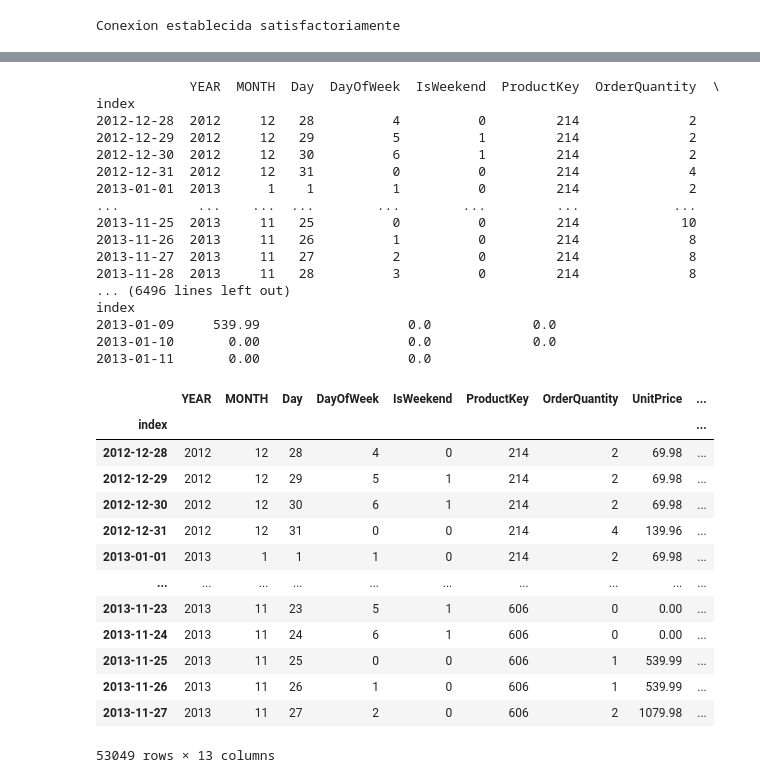
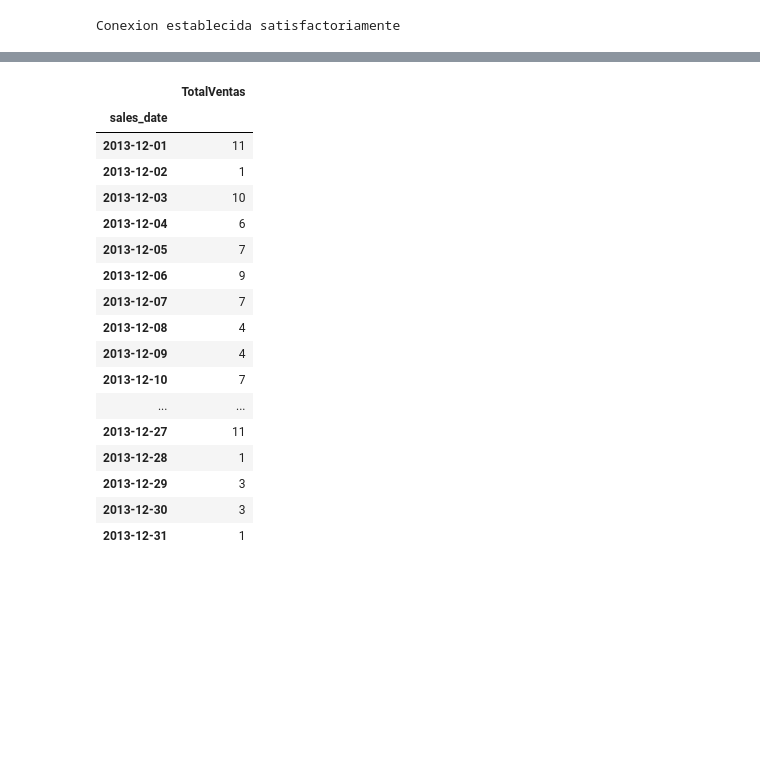
Before and after one commit to JorgC-dev/pronostivo-v2, a Jupyter notebook: experimentals/labs/LSTM_V1_1_ren.ipynb, the cells around one changed output, grey strips where cells are left out. Drawn from its saved outputs; the diff is of its cells as text; code cells hidden in the pictures; blank space fills up the shorter version.

```diff
--- a/experimentals/labs/LSTM_V1_1_ren.ipynb
+++ b/experimentals/labs/LSTM_V1_1_ren.ipynb
@@ -127,7 +110,10 @@ NEURONS = 50 #Mismo que el de pasos
 #ya que, las predicciones pudieran ser de 61 días y el No. de pasos siempre serán 31, ya que bajo
 #ese proceso se hizo el entrenamiento
 # %%
-def get_sqlconnection(config_sqlServer):
+def get_sqlconnection():
+    """
+    Método para realizar conexión hacia el servidor de la base de datos de donde extraer la data
+    """
     status = "inicializando...."
     try:
         connection = pyodbc.connect(sql_server)
@@ -651,6 +584,6 @@ def addNewValue(x_test, nuevoValor):
 # %%
 #core
-with get_sqlconnection(sql_server) as cursor:
+with get_sqlconnection() as cursor:
     prepData = pd.read_sql_query(query,cursor)
     historyData = pd.read_sql_query(query2, cursor)
 # %% [output]
@@ -828,38 +743,24 @@ Conexion establecida satisfactoriamente
 # %%
     #Haremos tratamiento de datos
-    data_trat = tratamiento_datos(dfg, all_columns,features,target_col,isSelledCol,productKeyIds,dataProduct)
+    data_trat = tratamiento_datos(df, all_columns,features,target_col,isSelledCol,productKeyIds,dataProduct,'ProductKey_encoded')
-# %% [output]
-            YEAR  MONTH  Day  DayOfWeek  IsWeekend  ProductKey  OrderQuantity  \
-index
-2012-12-28  2012     12   28          4          0         214              2
-2012-12-29  2012     12   29          5          1         214              2
-2012-12-30  2012     12   30          6          1         214              2
-2012-12-31  2012     12   31          0          0         214              4
-2013-01-01  2013      1    1          1          0         214              2
-...          ...    ...  ...        ...        ...         ...            ...
-2013-11-25  2013     11   25          0          0         214             10
-2013-11-26  2013     11   26          1          0         214              8
-2013-11-27  2013     11   27          2          0         214              8
-2013-11-28  2013     11   28          3          0         214              8
-... (6496 lines left out)
-index
-2013-01-09     539.99                   0.0             0.0
-2013-01-10       0.00                   0.0             0.0
-2013-01-11       0.00                   0.0
-# %%
-    data_trat
-# %% [output]
-|  | YEAR | MONTH | Day | DayOfWeek | IsWeekend | ProductKey | OrderQuantity | UnitPrice | ... |
-| index |  |  |  |  |  |  |  |  | ... |
-| 2012-12-28 | 2012 | 12 | 28 | 4 | 0 | 214 | 2 | 69.98 | ... |
-| 2012-12-29 | 2012 | 12 | 29 | 5 | 1 | 214 | 2 | 69.98 | ... |
-| 2012-12-30 | 2012 | 12 | 30 | 6 | 1 | 214 | 2 | 69.98 | ... |
-| 2012-12-31 | 2012 | 12 | 31 | 0 | 0 | 214 | 4 | 139.96 | ... |
-| 2013-01-01 | 2013 | 1 | 1 | 1 | 0 | 214 | 2 | 69.98 | ... |
-| ... | ... | ... | ... | ... | ... | ... | ... | ... | ... |
-| 2013-11-23 | 2013 | 11 | 23 | 5 | 1 | 606 | 0 | 0.00 | ... |
-| 2013-11-24 | 2013 | 11 | 24 | 6 | 1 | 606 | 0 | 0.00 | ... |
-| 2013-11-25 | 2013 | 11 | 25 | 0 | 0 | 606 | 1 | 539.99 | ... |
-| 2013-11-26 | 2013 | 11 | 26 | 1 | 0 | 606 | 1 | 539.99 | ... |
-| 2013-11-27 | 2013 | 11 | 27 | 2 | 0 | 606 | 2 | 1079.98 | ... |
-53049 rows × 13 columns
+# %%
+    historyData
+# %% [output]
+|  | TotalVentas |
+| sales_date |  |
+| 2013-12-01 | 11 |
+| 2013-12-02 | 1 |
+| 2013-12-03 | 10 |
+| 2013-12-04 | 6 |
+| 2013-12-05 | 7 |
+| 2013-12-06 | 9 |
+| 2013-12-07 | 7 |
+| 2013-12-08 | 4 |
+| 2013-12-09 | 4 |
+| 2013-12-10 | 7 |
+| ... | ... |
+| 2013-12-27 | 11 |
+| 2013-12-28 | 1 |
+| 2013-12-29 | 3 |
+| 2013-12-30 | 3 |
+| 2013-12-31 | 1 |
```
Also changed, not shown: parts of 47 cells of this notebook, 10 other files.
